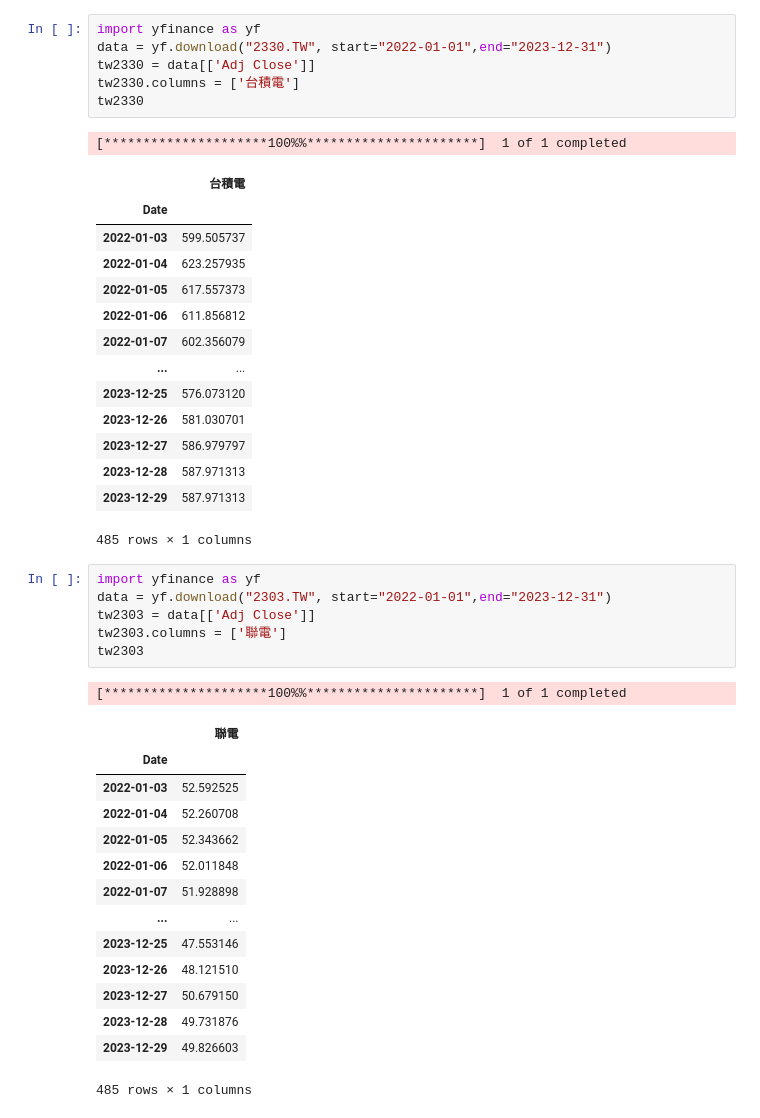
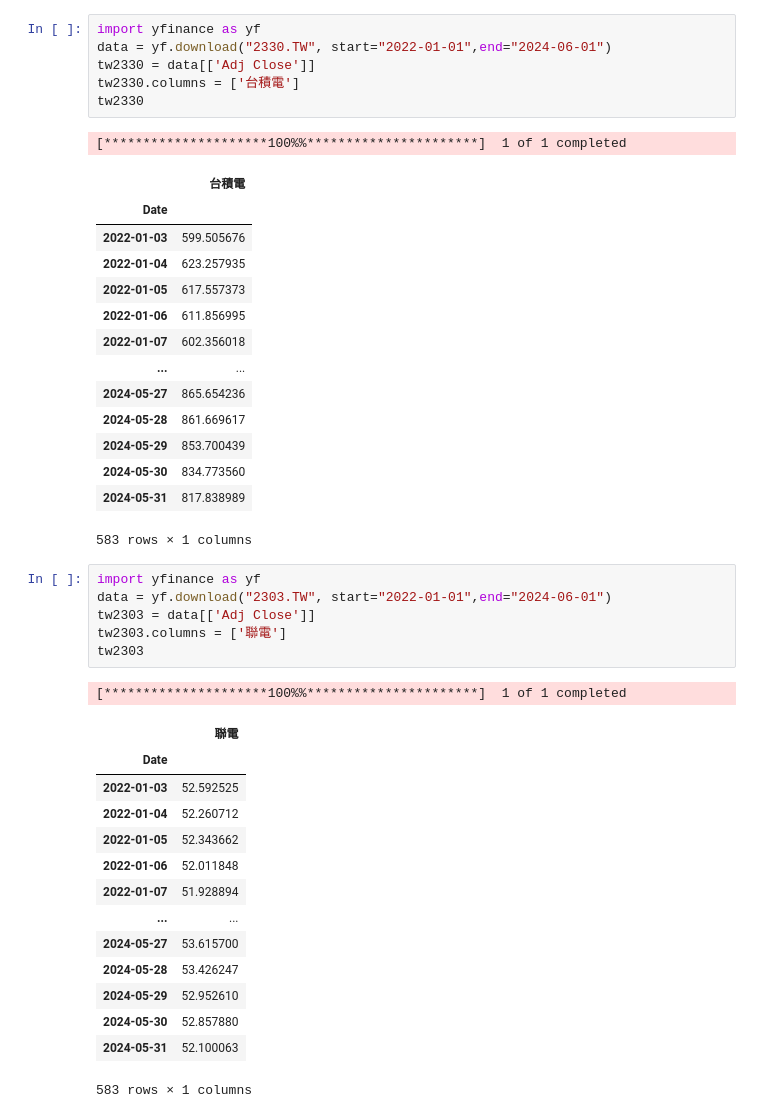
Before and after one commit to lf0116/lf_0116, a Jupyter notebook: lesson20_2.ipynb, the cells around one changed output. Saved outputs shown, nothing was run; the diff lists cells and outputs as text.

```diff
--- a/lesson20_2.ipynb
+++ b/lesson20_2.ipynb
@@ -26,28 +26,28 @@ data
 # %%
 import yfinance as yf
-data = yf.download("2330.TW", start="2022-01-01",end="2023-12-31")
+data = yf.download("2330.TW", start="2022-01-01",end="2024-06-01")
 tw2330 = data[['Adj Close']]
 tw2330.columns = ['台積電']
 tw2330
 # %% [output]
 [*********************100%%**********************]  1 of 1 completed
 |  | 台積電 |
 | Date |  |
-| 2022-01-03 | 599.505737 |
+| 2022-01-03 | 599.505676 |
 | 2022-01-04 | 623.257935 |
 | 2022-01-05 | 617.557373 |
-| 2022-01-06 | 611.856812 |
-| 2022-01-07 | 602.356079 |
+| 2022-01-06 | 611.856995 |
+| 2022-01-07 | 602.356018 |
 | ... | ... |
-| 2023-12-25 | 576.073120 |
-| 2023-12-26 | 581.030701 |
-| 2023-12-27 | 586.979797 |
-| 2023-12-28 | 587.971313 |
-| 2023-12-29 | 587.971313 |
+| 2024-05-27 | 865.654236 |
+| 2024-05-28 | 861.669617 |
+| 2024-05-29 | 853.700439 |
+| 2024-05-30 | 834.773560 |
+| 2024-05-31 | 817.838989 |
-485 rows × 1 columns
+583 rows × 1 columns
 # %%
 import yfinance as yf
-data = yf.download("2303.TW", start="2022-01-01",end="2023-12-31")
+data = yf.download("2303.TW", start="2022-01-01",end="2024-06-01")
 tw2303 = data[['Adj Close']]
 tw2303.columns = ['聯電']
 tw2303
@@ -56,16 +56,16 @@ tw2303
 |  | 聯電 |
 | Date |  |
 | 2022-01-03 | 52.592525 |
-| 2022-01-04 | 52.260708 |
+| 2022-01-04 | 52.260712 |
 | 2022-01-05 | 52.343662 |
 | 2022-01-06 | 52.011848 |
-| 2022-01-07 | 51.928898 |
+| 2022-01-07 | 51.928894 |
 | ... | ... |
-| 2023-12-25 | 47.553146 |
-| 2023-12-26 | 48.121510 |
-| 2023-12-27 | 50.679150 |
-| 2023-12-28 | 49.731876 |
-| 2023-12-29 | 49.826603 |
+| 2024-05-27 | 53.615700 |
+| 2024-05-28 | 53.426247 |
+| 2024-05-29 | 52.952610 |
+| 2024-05-30 | 52.857880 |
+| 2024-05-31 | 52.100063 |
-485 rows × 1 columns
+583 rows × 1 columns
 # %%
 import yfinance as yf
```
Also changed, not shown: parts of 11 cells of this notebook.
